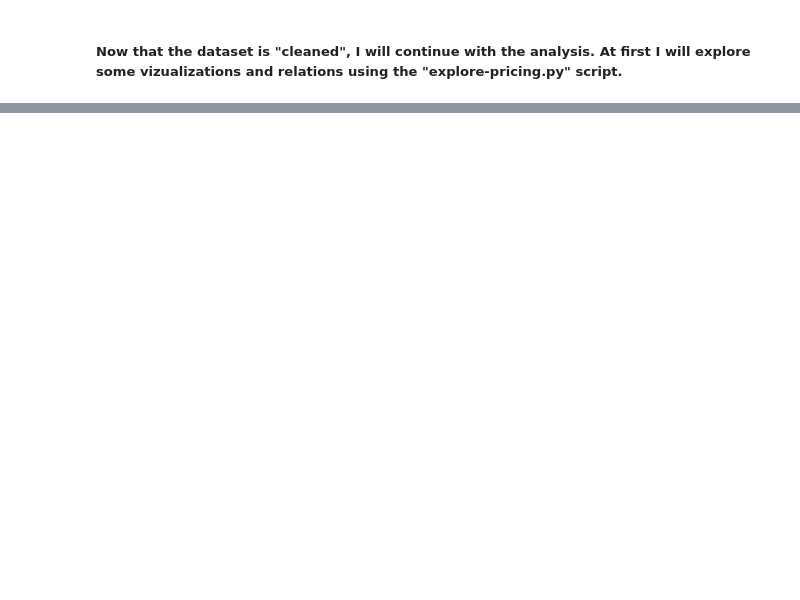
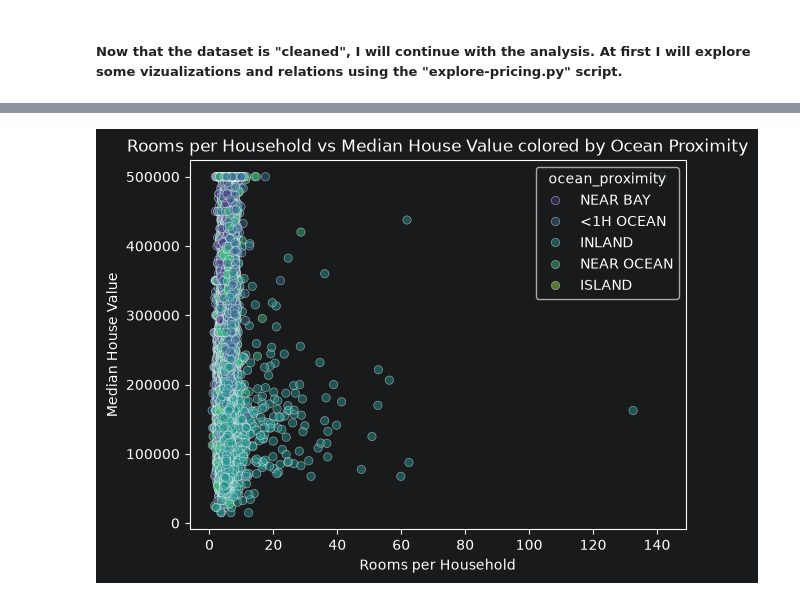
Before and after one commit to kovexison/Practica-AI, a Jupyter notebook: 01-ML-Regression/house_pricing.ipynb, the cells around one changed output, grey strips where cells are left out. Drawn from its saved outputs; the diff is of its cells as text; code cells hidden in the pictures; blank space fills up the shorter version.

Commit message:
diagram based analysis of the dataset

```diff
--- a/01-ML-Regression/house_pricing.ipynb
+++ b/01-ML-Regression/house_pricing.ipynb
@@ -132,0 +146,3 @@ df.head()
+# %%
+df_cleaned['rooms_per_household'] = df_cleaned['total_rooms'] / df_cleaned['households']
+df_cleaned.head()
@@ -132,0 +156,10 @@ df.head()
+# %%
+import seaborn as sns
+import matplotlib.pyplot as plt
+sns.scatterplot(x='rooms_per_household', y='median_house_value', data=df_cleaned, alpha=0.5, hue='ocean_proximity', palette='viridis', legend='full')
+plt.title('Rooms per Household vs Median House Value colored by Ocean Proximity')
+plt.xlabel('Rooms per Household')
+plt.ylabel('Median House Value')
+plt.show()
+# %% [output]
+[figure, added]
```
Also changed, not shown: parts of 15 cells of this notebook.
